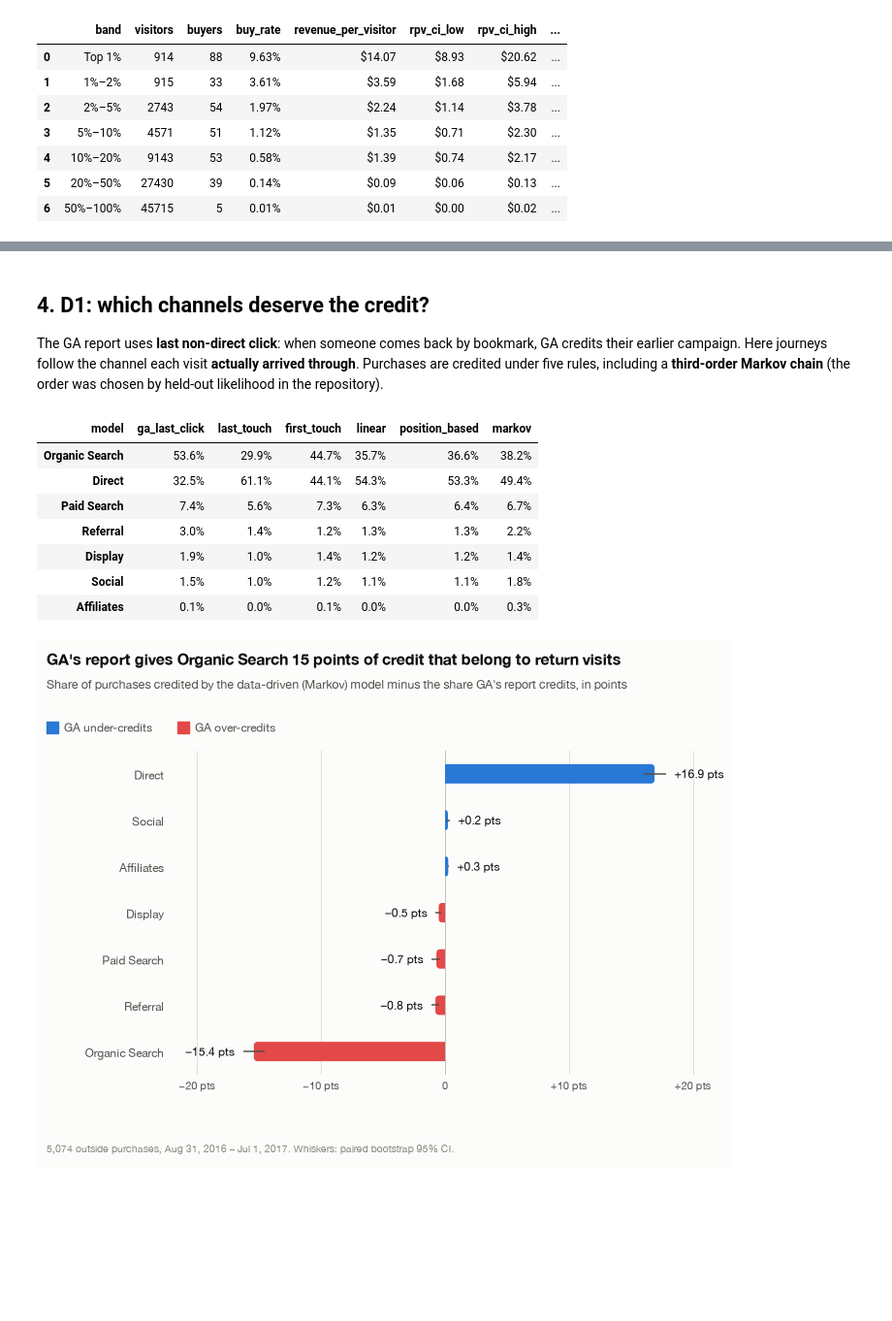
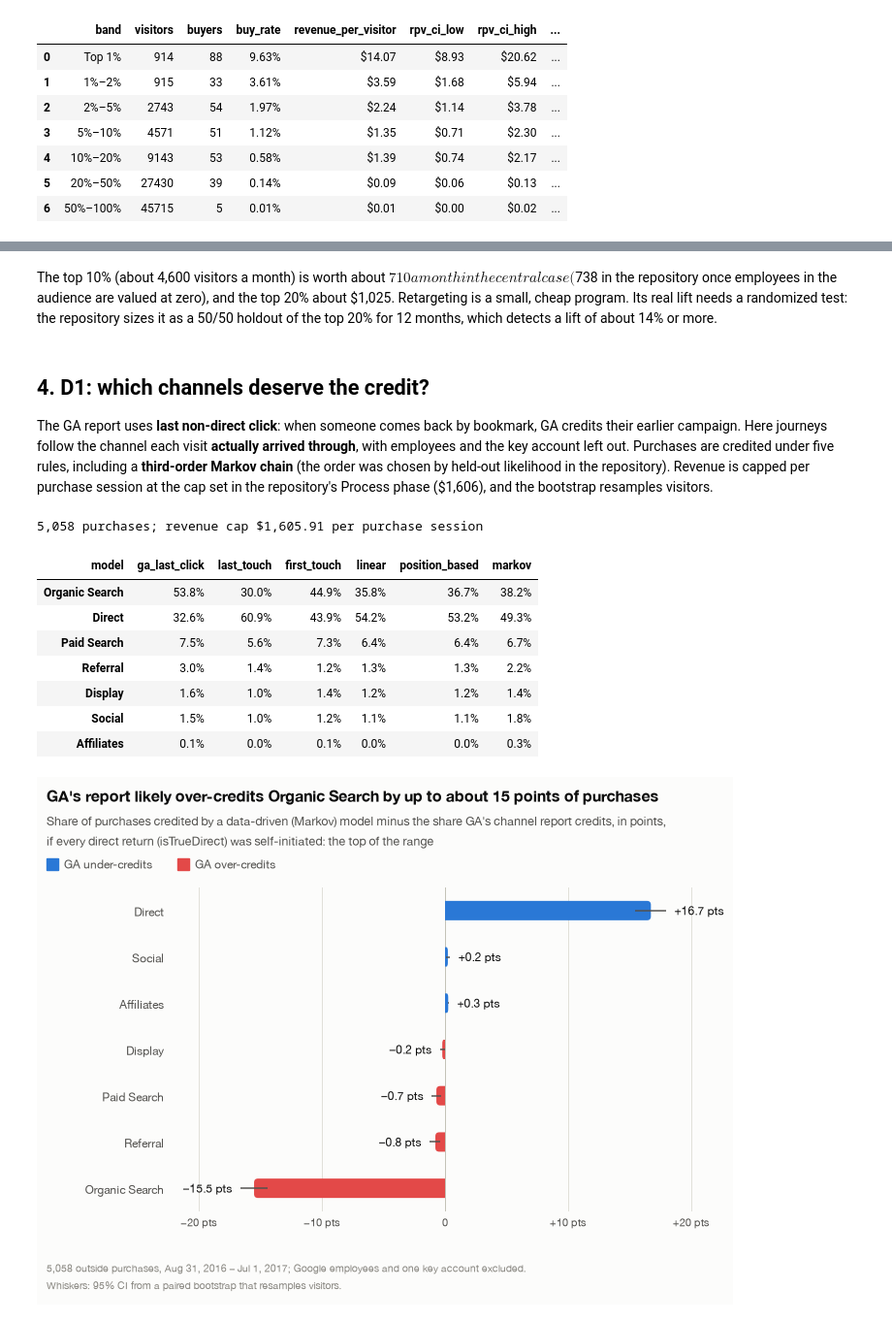
Before and after one commit to Pann13223029/merch-store-marketing-case-study, a Jupyter notebook: kaggle/merch_store_marketing_case_study.ipynb, the cells around one changed output, grey strips where cells are left out. Shown at 97% size. Drawn from its saved outputs; the diff is of its cells as text; code cells hidden in the pictures; blank space fills up the shorter version.

```diff
--- a/kaggle/merch_store_marketing_case_study.ipynb
+++ b/kaggle/merch_store_marketing_case_study.ipynb
@@ -216,6 +328,10 @@ def remarketing_table(sessions: pd.DataFrame) -> pd.DataFrame:
 # %%
 # ---- src/journeys.py (copied unchanged from the repository, minus its imports of other repo modules)
 """Customer journeys for multi-touch attribution (D1), built from external sessions.
+
+Who is in: outside visitors only. Google employees (is_internal) are left out, and so are key accounts
+(src/segments.py): outside buyers large enough to decide a channel's numbers alone, which are reported as
+their own segment instead.
 
 Journey rules (reports/03_process.md):
   * A visitor's sessions form one journey until a purchase or a gap of more than 30 days of
@@ -224,6 +340,7 @@ Journey rules (reports/03_process.md):
   * Analysis period: journeys ending 2016-08-31 .. 2017-07-01, so every converting journey has its
     full 30-day lookback inside the data and every non-converting journey has 30 days of observed
     silence after its last touch.
+  * Revenue is capped per purchase session (a session can hold several transactions) at revenue_cap().
 
 Three channel labels per touch:
   * arrival_channel       what actually brought the visitor: isTrueDirect visits become "Direct".
@@ -234,15 +351,32 @@ Three channel labels per touch:
 
 import pandas as pd
 
+
 WINDOW_S = 30 * 86400
 PERIOD_START = pd.Timestamp("2016-08-31")
 PERIOD_END = pd.Timestamp("2017-07-01")
 
 
+def revenue_cap(sessions: pd.DataFrame, quantile: float = 0.99) -> float:
+    """The revenue cap per purchase session (D-P2): the 99th percentile of external purchase sessions
+    in the analysis period, $1,606.
+
+    Key accounts count here, as they did when Process set the cap, so leaving them out of the journeys
+    doesn't move it (without the key account the percentile would fall to about $1,506).
+    """
+    ext = sessions[~sessions.is_internal.astype(bool)]
+    in_period = ext.session_date.between(PERIOD_START, PERIOD_END)
+    return float(ext.loc[ext.purchased.astype(bool) & in_period, "revenue_usd"].quantile(quantile))
+
+
 def touches(sessions: pd.DataFrame) -> pd.DataFrame:
-    """One row per touch (session) in the analysis period, tagged with its journey."""
+    """One row per touch (session) in the analysis period, tagged with its journey.
+
+    Employees and key accounts are left out before journeys are built.
+    """
+    outside = ~sessions.is_internal.astype(bool) & ~is_key_account(sessions.full_visitor_id)
     t = (
-        sessions.loc[~sessions.is_internal, [
+        sessions.loc[outside, [
             "full_visitor_id", "visit_start_time", "session_date", "channel", "source",
             "is_true_direct", "purchased", "revenue_usd",
         ]]
@@ -1419,39 +1775,45 @@ bands.style.format({"buy_rate": "{:.2%}", "revenue_per_visitor": "${:.2f}", "rpv
+# %% [markdown]
+The top 10% (about 4,600 visitors a month) is worth about $710 a month in the central case ($738 in the repository once employees in the audience are valued at zero), and the top 20% about $1,025. Retargeting is a small, cheap program. Its real lift needs a randomized test: the repository sizes it as a 50/50 holdout of the top 20% for 12 months, which detects a lift of about 14% or more.
 # %% [markdown]
 ## 4. D1: which channels deserve the credit?
 
-The GA report uses **last non-direct click**: when someone comes back by bookmark, GA credits their earlier campaign. Here journeys follow the channel each visit **actually arrived through**. Purchases are credited under five rules, including a **third-order Markov chain** (the order was chosen by held-out likelihood in the repository).
+The GA report uses **last non-direct click**: when someone comes back by bookmark, GA credits their earlier campaign. Here journeys follow the channel each visit **actually arrived through**, with employees and the key account left out. Purchases are credited under five rules, including a **third-order Markov chain** (the order was chosen by held-out likelihood in the repository). Revenue is capped per purchase session at the cap set in the repository's Process phase ($1,606), and the bootstrap resamples visitors.
 # %%
-t = touches(sessions)
-cap = t.loc[t.purchased, "revenue_usd"].quantile(0.99)
+t = touches(sessions)                      # outside visitors, key account excluded
+cap = revenue_cap(sessions)                # $1,606 per purchase session
 j = journeys(t, revenue_cap_usd=cap)
 att = Attribution(j, "arrival_path", order=3)
 shares = att.shares()
-boot = att.bootstrap_shares(n_boot=N_BOOT, seed=42)
+boot = att.bootstrap_shares(n_boot=N_BOOT, seed=42, clusters=j.full_visitor_id)   # resamples visitors
 order = ["Organic Search", "Direct", "Paid Search", "Referral", "Display", "Social", "Affiliates"]
+print(f"{int(j.converted.sum()):,} purchases; revenue cap ${cap:,.2f} per purchase session")
 shares.loc[order].style.format("{:.1%}")
 # %% [output]
+5,058 purchases; revenue cap $1,605.91 per purchase session
 | model | ga_last_click | last_touch | first_touch | linear | position_based | markov |
-| Organic Search | 53.6% | 29.9% | 44.7% | 35.7% | 36.6% | 38.2% |
-| Direct | 32.5% | 61.1% | 44.1% | 54.3% | 53.3% | 49.4% |
-| Paid Search | 7.4% | 5.6% | 7.3% | 6.3% | 6.4% | 6.7% |
+| Organic Search | 53.8% | 30.0% | 44.9% | 35.8% | 36.7% | 38.2% |
+| Direct | 32.6% | 60.9% | 43.9% | 54.2% | 53.2% | 49.3% |
+| Paid Search | 7.5% | 5.6% | 7.3% | 6.4% | 6.4% | 6.7% |
 | Referral | 3.0% | 1.4% | 1.2% | 1.3% | 1.3% | 2.2% |
-| Display | 1.9% | 1.0% | 1.4% | 1.2% | 1.2% | 1.4% |
+| Display | 1.6% | 1.0% | 1.4% | 1.2% | 1.2% | 1.4% |
 | Social | 1.5% | 1.0% | 1.2% | 1.1% | 1.1% | 1.8% |
 | Affiliates | 0.1% | 0.0% | 0.1% | 0.0% | 0.0% | 0.3% |
 # %%
 gi, mi = MODELS.index("ga_last_click"), MODELS.index("markov")
 idx = {c: i for i, c in enumerate(att.channels)}
 chart_order = ["Direct", "Social", "Affiliates", "Display", "Paid Search", "Referral", "Organic Search"]
 vals, lo, hi = [], [], []
 for c in chart_order:
     d = 100 * (boot[:, idx[c], mi] - boot[:, idx[c], gi])
     vals.append(100 * (shares.loc[c, "markov"] - shares.loc[c, "ga_last_click"]))
     lo.append(np.percentile(d, 2.5)); hi.append(np.percentile(d, 97.5))
 diverging_ci_chart(chart_order, vals, lo, hi,
-    title="GA's report gives Organic Search 15 points of credit that belong to return visits",
-    subtitle="Share of purchases credited by the data-driven (Markov) model minus the share GA's report credits, in points",
-    note=f"{int(j.converted.sum()):,} outside purchases, Aug 31, 2016 – Jul 1, 2017. Whiskers: paired bootstrap 95% CI.",
+    title="GA's report likely over-credits Organic Search by up to about 15 points of purchases",
+    subtitle=("Share of purchases credited by a data-driven (Markov) model minus the share GA's channel report credits, in points,\n"
+              "if every direct return (isTrueDirect) was self-initiated: the top of the range"),
+    note=(f"{int(j.converted.sum()):,} outside purchases, Aug 31, 2016 – Jul 1, 2017; Google employees and one key account excluded.\n"
+          "Whiskers: 95% CI from a paired bootstrap that resamples visitors."),
     pos_label="GA under-credits", neg_label="GA over-credits",
     value_fmt=lambda v: f"{v:+.1f} pts", tick_fmt=lambda t: f"{t:+.0f} pts");
 # %% [output]
-[figure, old version]
+[figure, new version]
```
Also changed, not shown: parts of 22 cells of this notebook, 10 other files.
